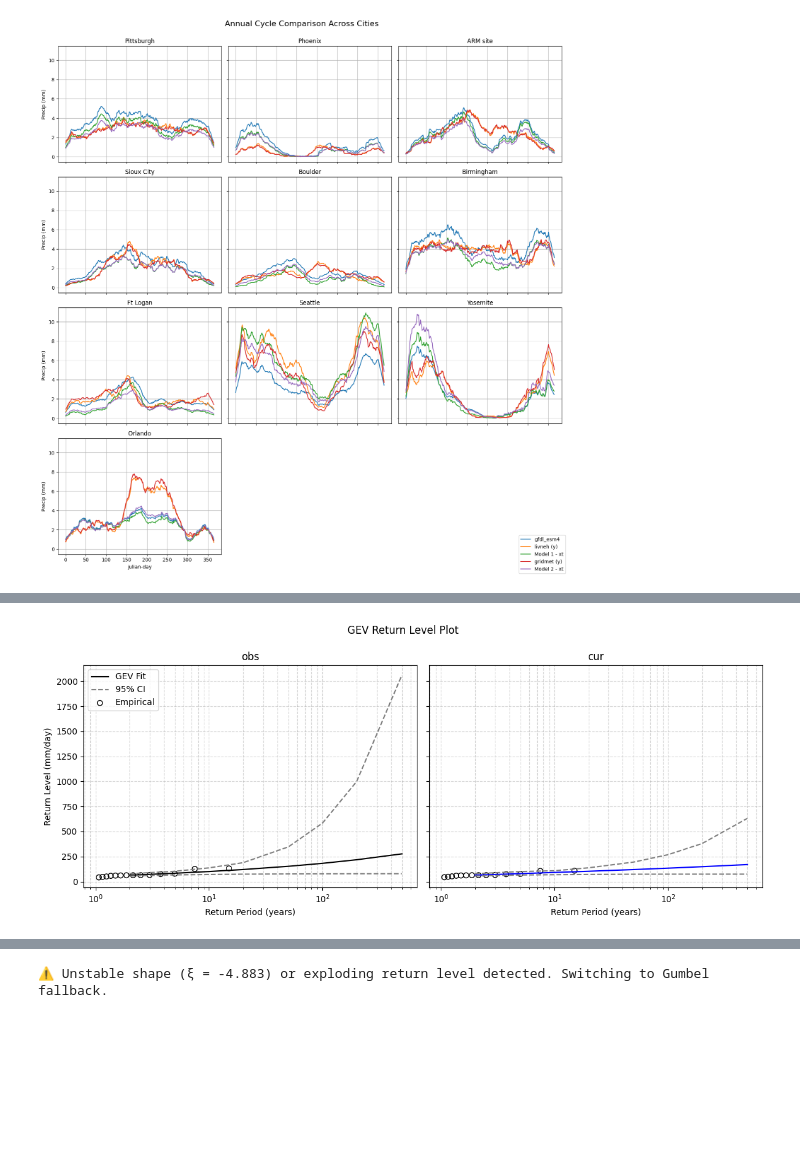
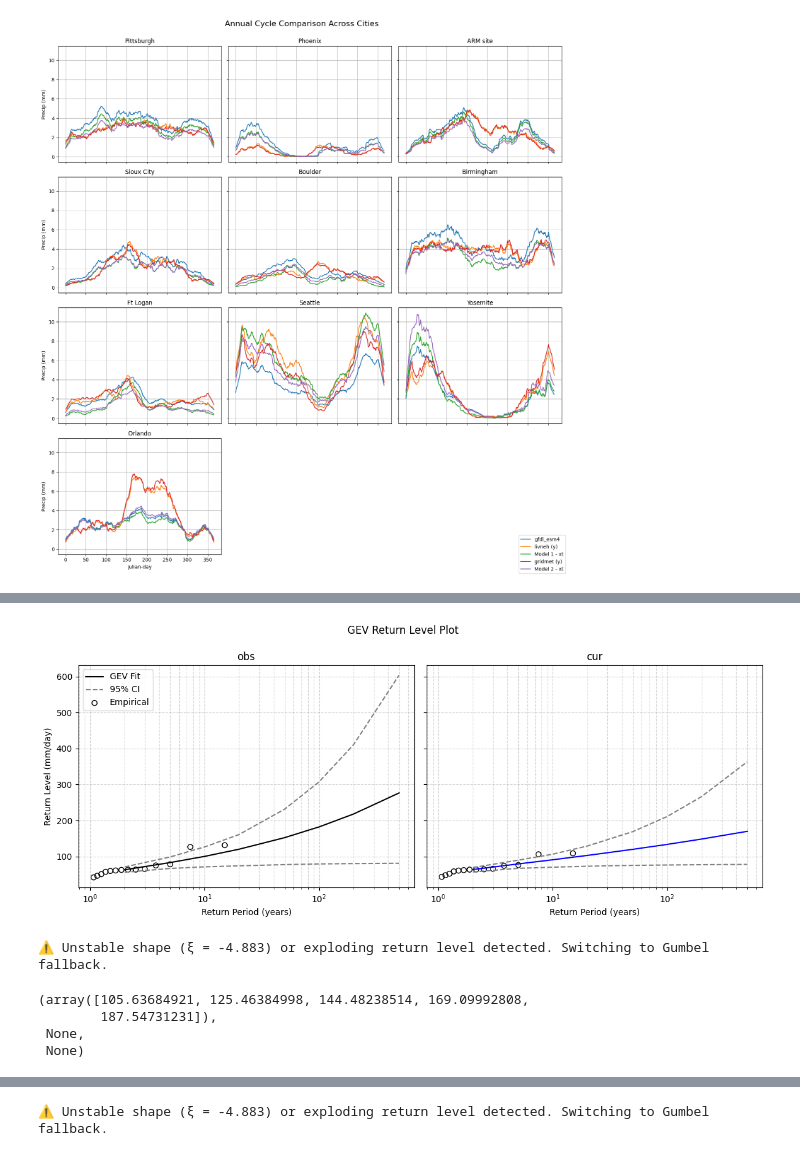
Before and after one commit to kasProg/dCLIMAD_BA, a Jupyter notebook: analysis_local.ipynb, the cells around one changed output, grey strips where cells are left out. Cells and saved outputs as stored; diff of their text form; code cells hidden in the pictures; blank space fills up the shorter version.

Commit message:
return-level fix-2

```diff
--- a/analysis_local.ipynb
+++ b/analysis_local.ipynb
@@ -420,32 +420,6 @@ import numpy as np
 import matplotlib.pyplot as plt
 from scipy.stats import genextreme
 
-def fit_gev_and_ci(data, return_periods, n_bootstrap=1000):
-    data = np.asarray(data)
-    data = data[~np.isnan(data)]
-
-    shape, loc, scale = genextreme.fit(data)
-    probs = 1 - 1/np.array(return_periods)
-    rl_best = genextreme.ppf(probs, shape, loc=loc, scale=scale)
-
-    # Bootstrap for CI
-    boot_vals = []
-    rng = np.random.default_rng()
-    for _ in range(n_bootstrap):
-        try:
-            sample = rng.choice(data, size=len(data), replace=True)
-            s, l, sc = genextreme.fit(sample)
-            rl = genextreme.ppf(probs, s, loc=l, scale=sc)
-            if np.all(np.isfinite(rl)) and np.max(rl) < 1e6:
-                boot_vals.append(rl)
-        except:
-            continue
-
-    boot_vals = np.array(boot_vals)
-    lower = np.percentile(boot_vals, 2.5, axis=0)
-    upper = np.percentile(boot_vals, 97.5, axis=0)
-
-    return rl_best, lower, upper, probs
 
 def plot_2panel_gev(obs_data, model_data, return_periods=[2, 5, 10, 20, 50, 100, 200, 500]):
     fig, axs = plt.subplots(1, 2, figsize=(12, 5), sharey=True)
@@ -456,35 +430,35 @@ def plot_2panel_gev(obs_data, model_data, return_periods=[2, 5, 10, 20, 50, 100,
         ['obs', 'cur'],
         ['black', 'blue']
     ):
         data = np.sort(data)
         n = len(data)
         empirical_rps = 1 / (1 - (np.arange(1, n+1) / (n + 1)))
 
         # Fit and return levels
-        best, low, high, probs = fit_gev_and_ci(data, return_periods)
+        best, low, high = fit_stationary_gev(data, return_periods)
 
         ax.plot(return_periods, best, color=color, label='GEV Fit')
         ax.plot(return_periods, low, '--', color='gray', label='95% CI' if title == 'obs' else None)
         ax.plot(return_periods, high, '--', color='gray')
         ax.scatter(empirical_rps, data, facecolors='none', edgecolors='black', label='Empirical')
 
         ax.set_xscale('log')
         ax.set_title(title)
         ax.set_xlabel('Return Period (years)')
         ax.grid(True, which='both', linestyle='--', alpha=0.5)
         if title == 'obs':
             ax.set_ylabel('Return Level (mm/day)')
             ax.legend()
 
     plt.suptitle("GEV Return Level Plot")
     plt.tight_layout()
     plt.subplots_adjust(top=0.85)
     plt.show()
 
 
 plot_2panel_gev(annual_max_xt[:,20], annual_max_x[:,20])
 # %% [output]
-[figure, old version]
+[figure, new version]
 # %%
 annual_max_x = calculate_annual_maxima(models[0]['x'], models[0]['x_time_np'])
 annual_max_xt = calculate_annual_maxima(models[0]['xt'], models[0]['x_time_np'])
@@ -495,5 +467,14 @@ k =  fit_gev_and_ci(data = annual_max_x[:,20], return_periods=[2, 5, 10, 20, 50,
 # %%
-metrics_x = fit_stationary_gev(annual_max_y[:,20])
+metrics_y = fit_stationary_gev(annual_max_y[:,20])
+# %% [output]
+⚠️ Unstable shape (ξ = -4.883) or exploding return level detected. Switching to Gumbel fallback.
+# %%
+metrics_y
+# %% [output]
+(array([105.63684921, 125.46384998, 144.48238514, 169.09992808,
+        187.54731231]),
+ None,
+ None)
 # %%
 k1 =  fit_gev_and_ci(data = annual_max_xt[:,20], return_periods=[2, 5, 10, 20, 50, 100, 200, 500], n_bootstrap=1000)
 # %%
```
Also changed, not shown: parts of 1 cell of this notebook, 1 other file.
